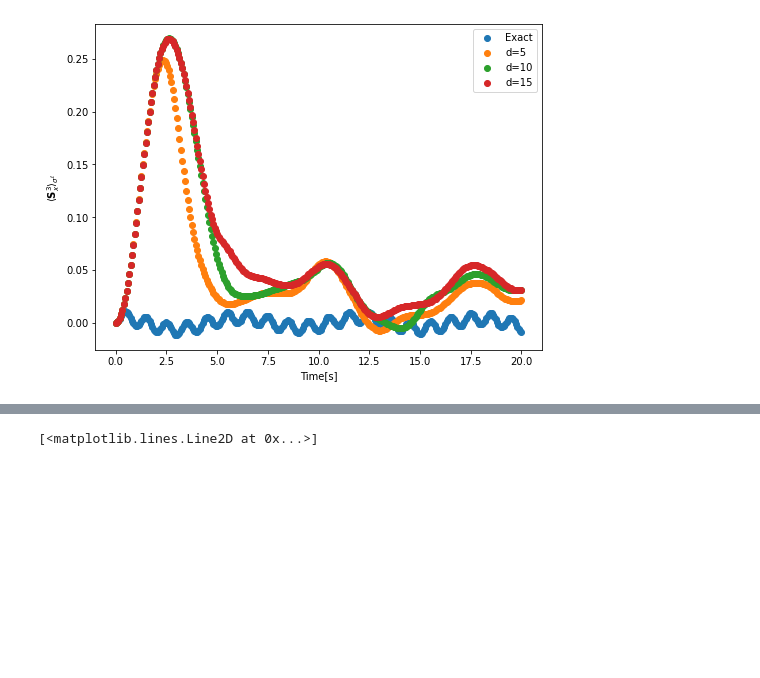
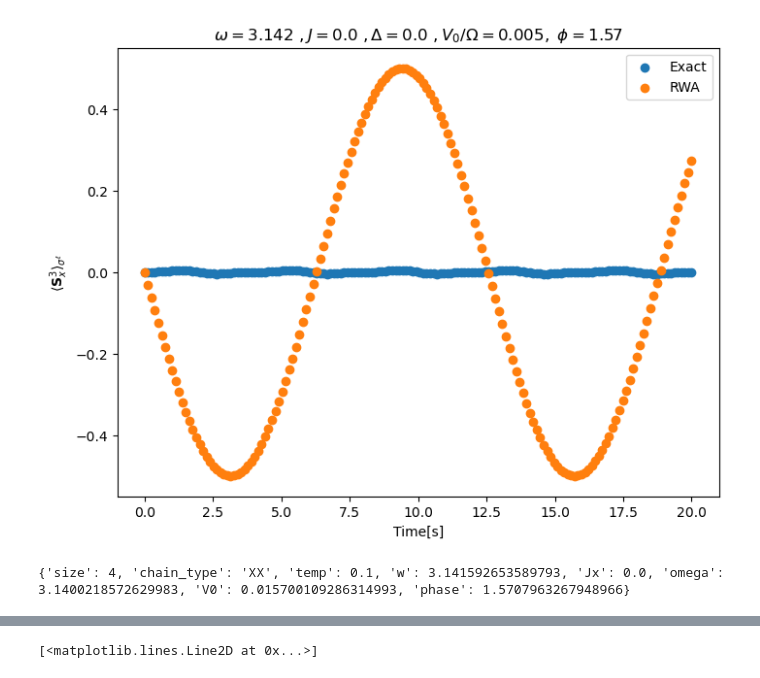
Before and after one commit to tomi-cuentitas/Max-Ent-Restricted-Dynamics-Quenches, a Jupyter notebook: Exploration_post_proj.ipynb, the cells around one changed output, grey strips where cells are left out. Cells and saved outputs as stored; diff of their text form; code cells hidden in the pictures; blank space fills up the shorter version.

```diff
--- a/Exploration_post_proj.ipynb
+++ b/Exploration_post_proj.ipynb
@@ -29,0 +24,13 @@ params['g'] = .5; params['w'] = params['Omega']=2*np.pi; temp=1
+# %%
+params={}
+params['size'] = 6; params['chain_type']='XX'; params['temp']=10**-1
+
+# Qubits
+params['w'] = 1*np.pi
+
+# Interaction
+params['Jx'] = 10* 10**-1 * params['w']
+
+# External driving
+params['omega'] = 1.* np.pi; params['V0'] = 9*10**-2 *params['omega']; params['phase']=0
+print(params['V0']/params['omega']<=.01)
@@ -46,8 +69,0 @@ H_mesolve=[H0+Hint, [Vt_ops, Vt_driving]]
-# %%
-spin_ops=su2.one_body_spin_ops(args=params)
-H0 = .5* params['Delta'] * sum(sigmaz for sigmaz in spin_ops['sz'])
-H_rwa = .5*params['Delta'] * sum(sigmaz for sigmaz in spin_ops['sz'])
-H_rwa += .5*sum( np.cos(params['Omega'])*spin_ops['sx'][N]
-                    + np.sin(params['Omega'])*spin_ops['sy'][N]
-                 for N in range(len(spin_ops['sz'])))
-H_rwa += Hint
@@ -54,6 +96,6 @@ H_rwa += Hint
 # %%
 HBB0=[spin_ops['idop'], H0]
-phi0=[.0, -5.]; beta=1/temp
+phi0=[.0, -5.]; beta=1/params['temp']
 K0=-sum(phi*op for phi,op in zip(phi0, HBB0))
 sigma0=TpM.safe_expm_and_normalize(K0)
 phi0[0]=np.log(sigma0.tr())
@@ -61,11 +103,4 @@ K0=-sum(phi*op for phi,op in zip(phi0, HBB0))
 sigma0=TpM.safe_expm_and_normalize(K0)
 
 HBB0+=[K0]
-timespans=np.linspace(0,20,300)
+timespans=np.linspace(0,20,160)
-# %%
-exact=qutip.mesolve(H=H_mesolve,
-                    rho0=K0,
-                    tlist=timespans,
-                    args=params)
-
-rhot=[TpM.safe_expm_and_normalize(rho) for rho in exact.states]
@@ -208,17 +257,28 @@ plt.show()
 # %%
 magnetization = sum(sz for sz in spin_ops['sz'])
-sx3_ex=[qutip.expect(rho, spin_ops['sx'][2]) for rho in rhot]
+sx3_ex=[qutip.expect(rho, spin_ops['sx'][2]) for rho in rhot_ex]
 sx3_maxent=[[qutip.expect(sigma,spin_ops['sx'][2]) for sigma in covar_sigmat_list] for covar_sigmat_list in sigmas_maxent]
+sx3_rwa=[qutip.expect(rho, spin_ops['sx'][2]) for rho in rhot_rwa]
 
 fig0,ax0=plt.subplots(figsize=(8,6))
 
 plt.scatter(timespans, sx3_ex, label='Exact')
-for d in ds:
-    plt.scatter(timespans, sx3_maxent[ds.index(d)], label='d='+str(d))
+plt.scatter(timespans, sx3_rwa, label='RWA')
+#for d in ds:
+#    plt.scatter(timespans, sx3_maxent[ds.index(d)], label='d='+str(d))
 ax0.legend(loc=0)
 plt.xlabel("Time[s]")
 plt.ylabel(r"$\langle {\bf S}_x^3 \rangle_{\sigma^\ell}$")
+plt.title(r'$\omega={}\,\, , J={}\,\, , \Delta={}\,\, , V_0/\Omega={}, \,\, \phi={}$'.format(round(params['w'],3),
+                                                                round(params['Jx'],3),
+                                                                round(params['w']-params['omega'],3),
+                                                                params['V0']/params['omega'],
+                                                                round(params['phase'],2)))
 plt.show()
 # %% [output]
-[figure, old version]
+[figure, new version]
+# %%
+print(params)
+# %% [output]
+{'size': 4, 'chain_type': 'XX', 'temp': 0.1, 'w': 3.141592653589793, 'Jx': 0.0, 'omega': 3.1400218572629983, 'V0': 0.015700109286314993, 'phase': 1.5707963267948966}
 # %%
```
Also changed, not shown: parts of 11 cells of this notebook.
